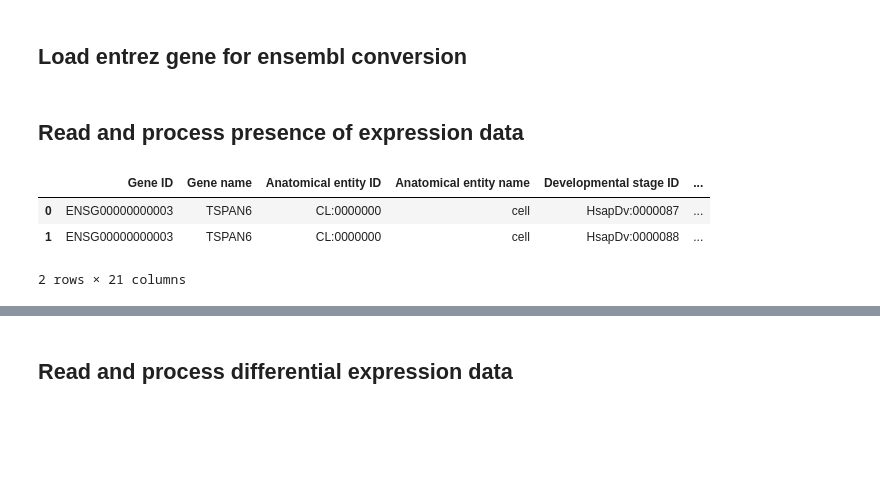
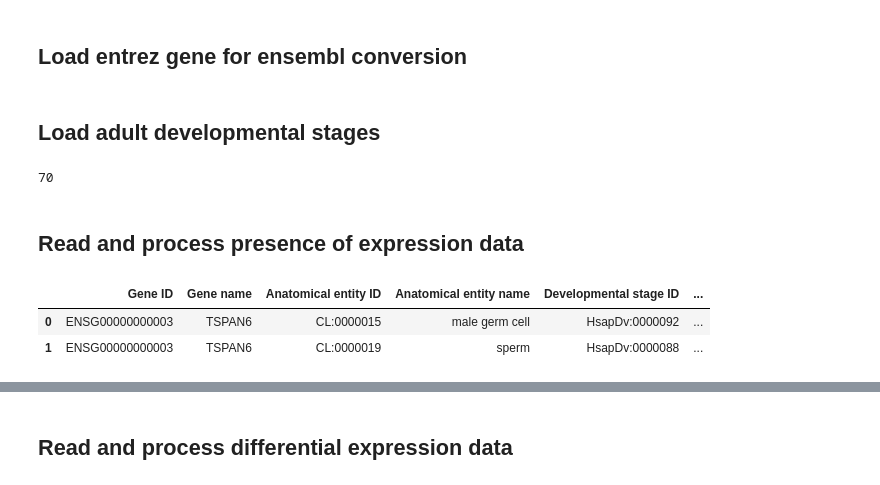
Before and after one commit to dhimmel/bgee, a Jupyter notebook: bgee.ipynb, the cells around one changed output, grey strips where cells are left out. Saved outputs shown, nothing was run; the diff lists cells and outputs as text; code cells hidden in the pictures; blank space fills up the shorter version.

```diff
--- a/bgee.ipynb
+++ b/bgee.ipynb
@@ -36,14 +36,22 @@ entrez_map_df = pandas.read_table(url)
 entrez_map_df = entrez_map_df[entrez_map_df.resource == 'Ensembl']
 
 ensembl_to_entrez = dict(zip(entrez_map_df.identifier, entrez_map_df.GeneID))
+# %% [markdown]
+## Load adult developmental stages
+# %%
+stage_df = pandas.read_table('data/stages.tsv')
+stage_df = stage_df.query("is_adult == 1")
+adult_stages = set(stage_df.stage_id)
+len(adult_stages)
+# %% [output]
+70
 # %% [markdown]
 ## Read and process presence of expression data
 # %%
 # Read expression
-presence_df = pandas.read_table('download/Homo_sapiens_expr-complete.tsv.gz')
+presence_df = pandas.read_table('download/Homo_sapiens_expr-simple.tsv.gz')
 presence_df.head(2)
 # %% [output]
 |  | Gene ID | Gene name | Anatomical entity ID | Anatomical entity name | Developmental stage ID | ... |
-| 0 | ENSG00000000003 | TSPAN6 | CL:0000000 | cell | HsapDv:0000087 | ... |
-| 1 | ENSG00000000003 | TSPAN6 | CL:0000000 | cell | HsapDv:0000088 | ... |
+| 0 | ENSG00000000003 | TSPAN6 | CL:0000015 | male germ cell | HsapDv:0000092 | ... |
+| 1 | ENSG00000000003 | TSPAN6 | CL:0000019 | sperm | HsapDv:0000088 | ... |
-2 rows × 21 columns
```
Also changed, not shown: parts of 13 cells of this notebook, 4 other files.
